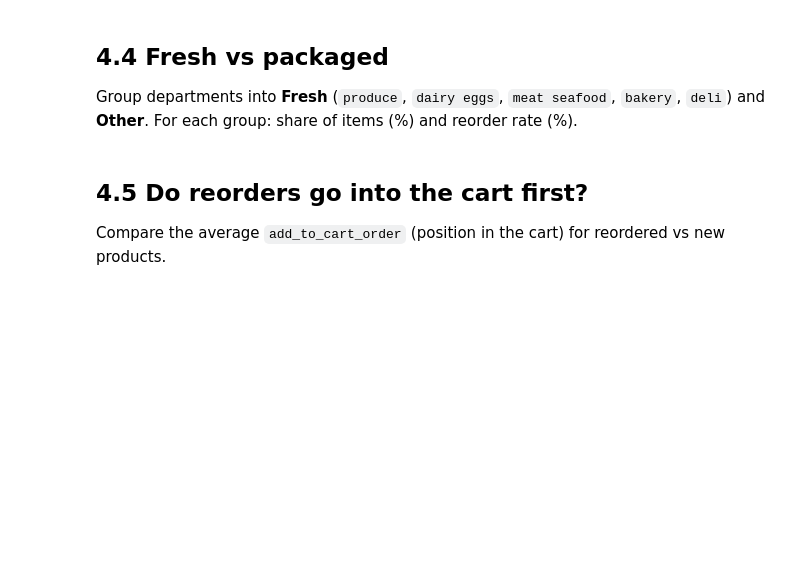
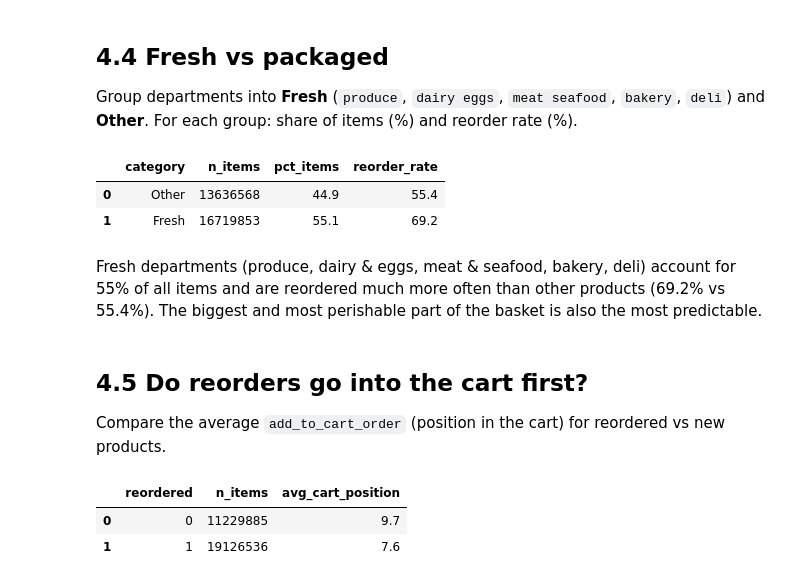
Before and after one commit to AlessandroCucchi/Online_Grocer_Analysis, a Jupyter notebook: notebooks/04_reorder_behaviour.ipynb, the cells around one changed output. Cells and saved outputs as stored; diff of their text form; code cells hidden in the pictures; blank space fills up the shorter version.

```diff
--- a/notebooks/04_reorder_behaviour.ipynb
+++ b/notebooks/04_reorder_behaviour.ipynb
@@ -54,9 +139,47 @@ The 20 most ordered products, with how many times they were ordered and their re
 # %% [markdown]
 ## 4.4 Fresh vs packaged
 Group departments into **Fresh** (`produce`, `dairy eggs`, `meat seafood`, `bakery`, `deli`) and **Other**. For each group: share of items (%) and reorder rate (%).
+# %%
+q("""
+SELECT
+    CASE
+        WHEN d.department IN ('meat seafood', 'bakery', 'dairy eggs', 'deli', 'produce') THEN 'Fresh'
+        ELSE 'Other'
+    END AS category,
+    COUNT(*)                                           AS n_items,
+    ROUND(COUNT(*) * 100.0 / SUM(COUNT(*)) OVER (), 1) AS pct_items,
+    ROUND(AVG(op.reordered) * 100, 1)                  AS reorder_rate
+FROM order_products_prior op
+JOIN orders o      ON op.order_id = o.order_id
+JOIN products p    ON op.product_id = p.product_id
+JOIN departments d ON p.department_id = d.department_id
+WHERE o.order_number > 1
+GROUP BY category
+""")
+# %% [output]
+|  | category | n_items | pct_items | reorder_rate |
+| 0 | Other | 13636568 | 44.9 | 55.4 |
+| 1 | Fresh | 16719853 | 55.1 | 69.2 |
+# %% [markdown]
+Fresh departments (produce, dairy & eggs, meat & seafood, bakery, deli) account for 55% of all items and are reordered much more often than other products (69.2% vs 55.4%). The biggest and most perishable part of the basket is also the most predictable.
 # %% [markdown]
 ## 4.5 Do reorders go into the cart first?
 Compare the average `add_to_cart_order` (position in the cart) for reordered vs new products.
+# %%
+q("""
+SELECT op.reordered,
+       COUNT(*)                                AS n_items,
+       ROUND(AVG(op.add_to_cart_order), 1)     AS avg_cart_position
+FROM order_products_prior op
+JOIN orders o ON op.order_id = o.order_id
+WHERE o.order_number > 1
+GROUP BY reordered
+ORDER BY op.reordered
+""")
+# %% [output]
+|  | reordered | n_items | avg_cart_position |
+| 0 | 0 | 11229885 | 9.7 |
+| 1 | 1 | 19126536 | 7.6 |
 # %% [markdown]
 ## Findings & recommendation
 
```
Also changed, not shown: parts of 9 cells of this notebook, 2 other files.
